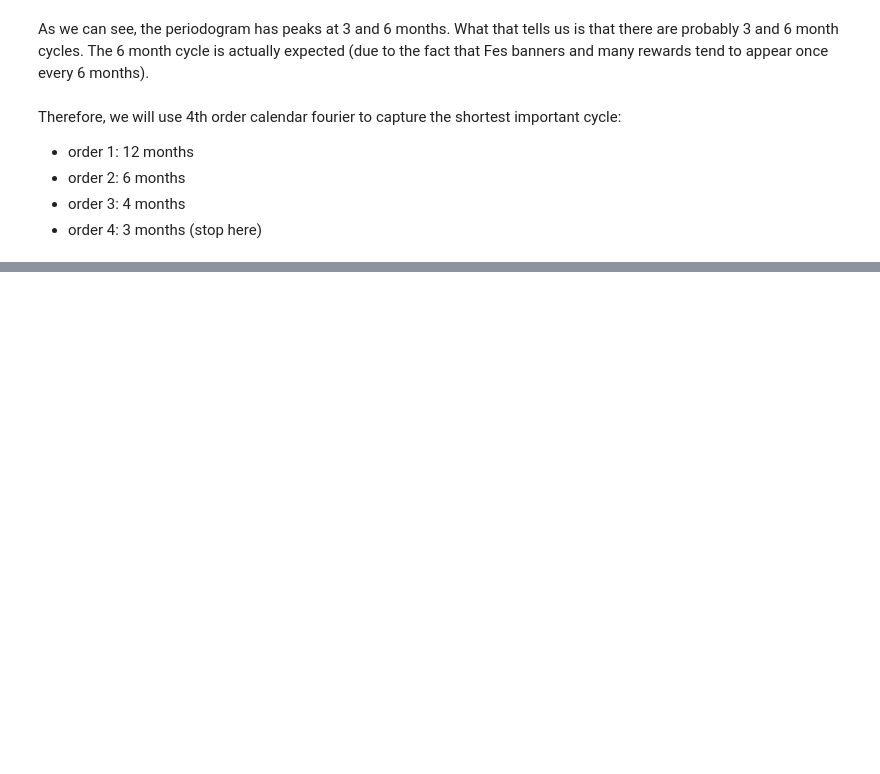
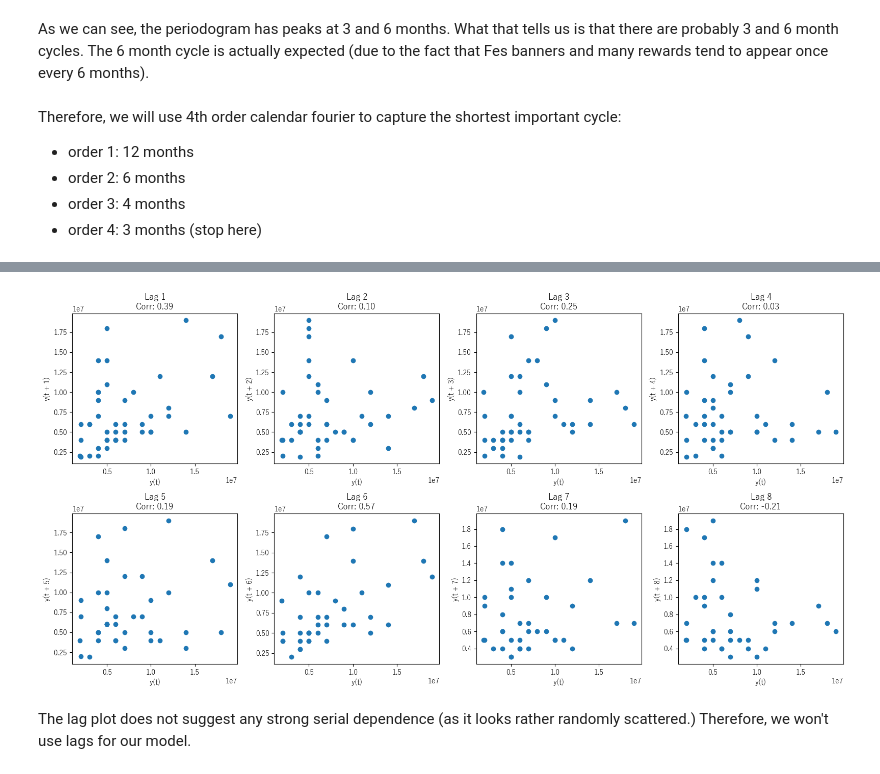
Before and after one commit to willowisp01/blue-archive-forecasting, a Jupyter notebook: analysis.ipynb, the cells around one changed output, grey strips where cells are left out. Drawn from its saved outputs; the diff is of its cells as text; code cells hidden in the pictures; blank space fills up the shorter version.

```diff
--- a/analysis.ipynb
+++ b/analysis.ipynb
@@ -999,0 +1063,17 @@ TypeError: CalendarFourier terms can only be computed from DatetimeIndex and Per
+# %%
+from pandas.plotting import lag_plot
+
+fig, axes = plt.subplots(2, 4, figsize=(16,8))  # 2 rows x 4 columns
+
+for i, ax in enumerate(axes.flatten(), start=1):
+    lag_plot(revenue_copy['JP'], lag=i, ax=ax)
+
+    corr = revenue_copy['JP'].autocorr(lag=i)
+    ax.set_title(f"Lag {i}\nCorr: {corr:.2f}")
+
+plt.tight_layout()
+plt.show()
+# %% [output]
+[figure, added]
+# %% [markdown]
+The lag plot does not suggest any strong serial dependence (as it looks rather randomly scattered.) Therefore, we won't use lags for our model.
```
Also changed, not shown: parts of 9 cells of this notebook.
